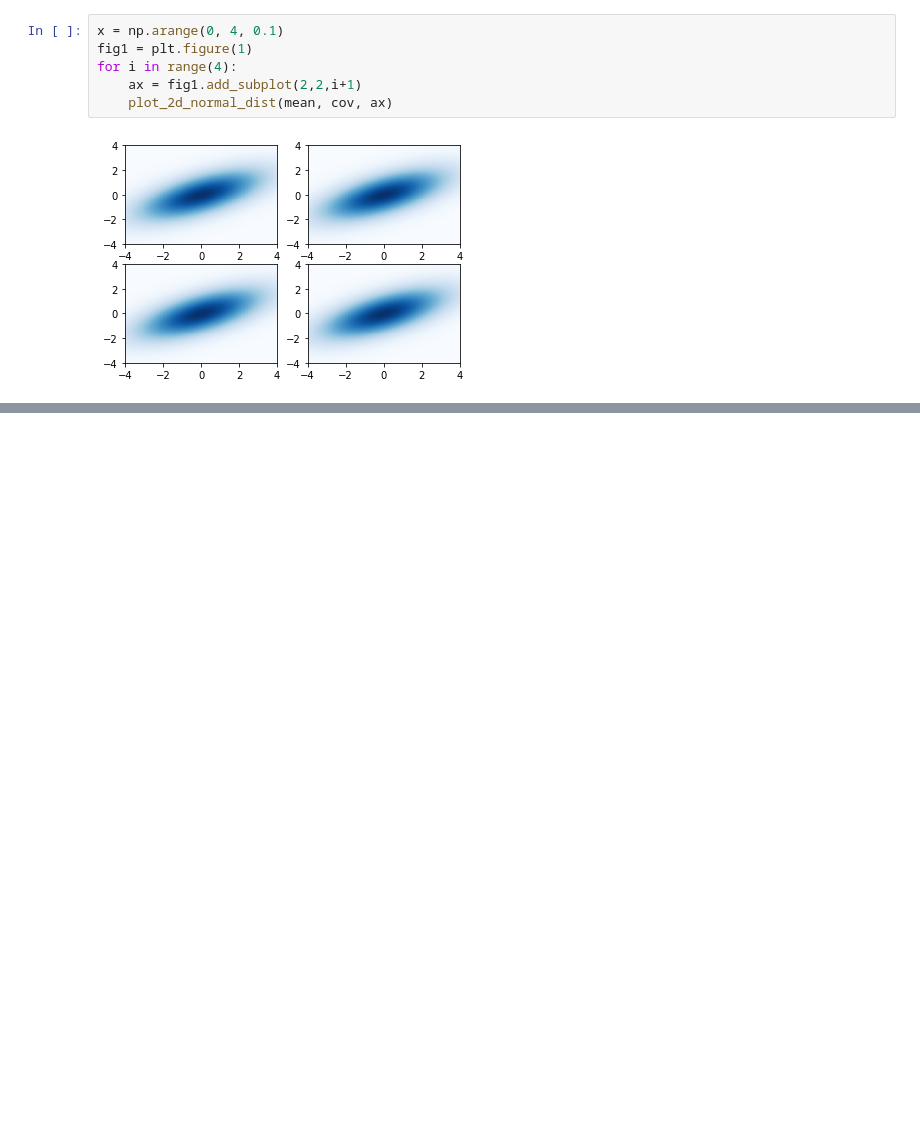
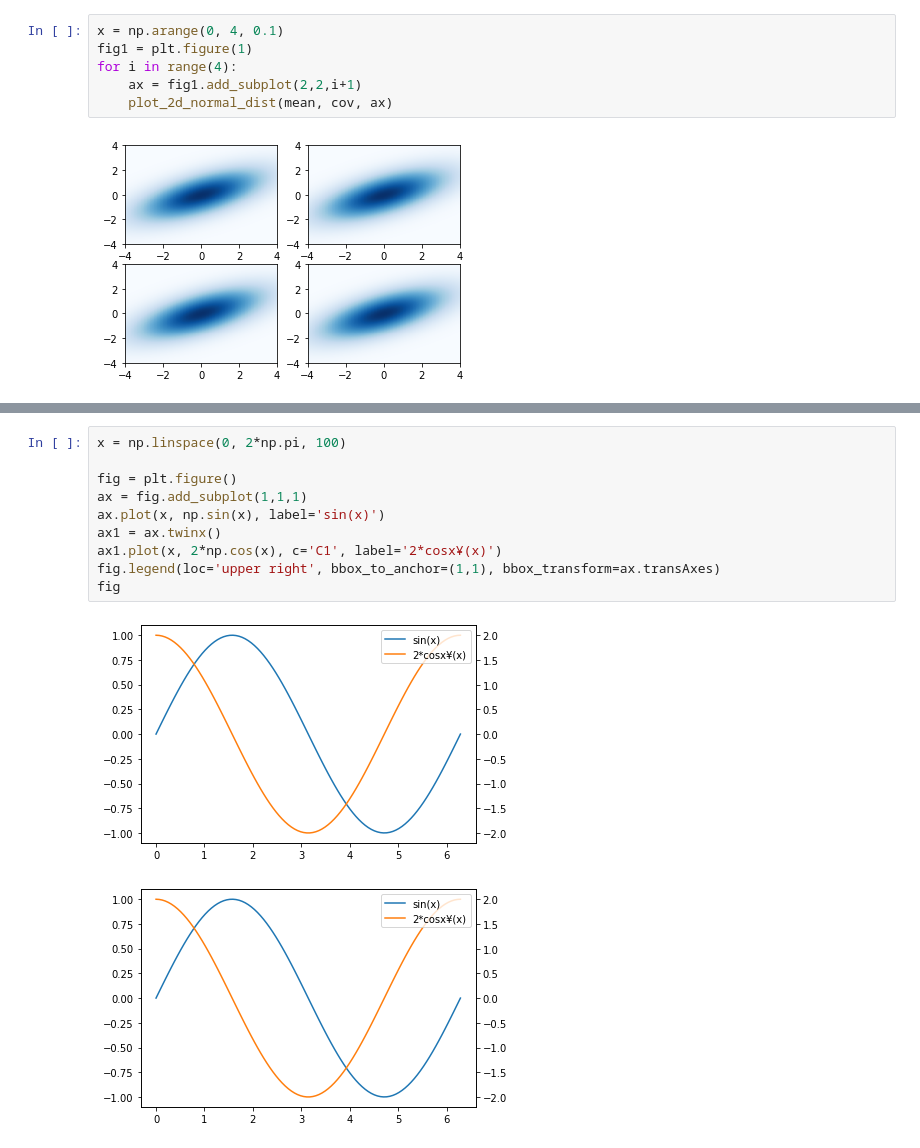
Before and after one commit to nisshimo/Practice-Python, a Jupyter notebook: practice_plt.ipynb, the cells around one changed output, grey strips where cells are left out. Saved outputs shown, nothing was run; the diff lists cells and outputs as text; blank space fills up the shorter version.

```diff
--- a/practice_plt.ipynb
+++ b/practice_plt.ipynb
@@ -41,0 +94,13 @@ for i in range(4):
+# %%
+x = np.linspace(0, 2*np.pi, 100)
+
+fig = plt.figure()
+ax = fig.add_subplot(1,1,1)
+ax.plot(x, np.sin(x), label='sin(x)')
+ax1 = ax.twinx()
+ax1.plot(x, 2*np.cos(x), c='C1', label='2*cosx¥(x)')
+fig.legend(loc='upper right', bbox_to_anchor=(1,1), bbox_transform=ax.transAxes)
+fig
+# %% [output]
+[figure, added]
+[figure, added]
```
Also changed, not shown: parts of 7 cells of this notebook, 2 other files.
